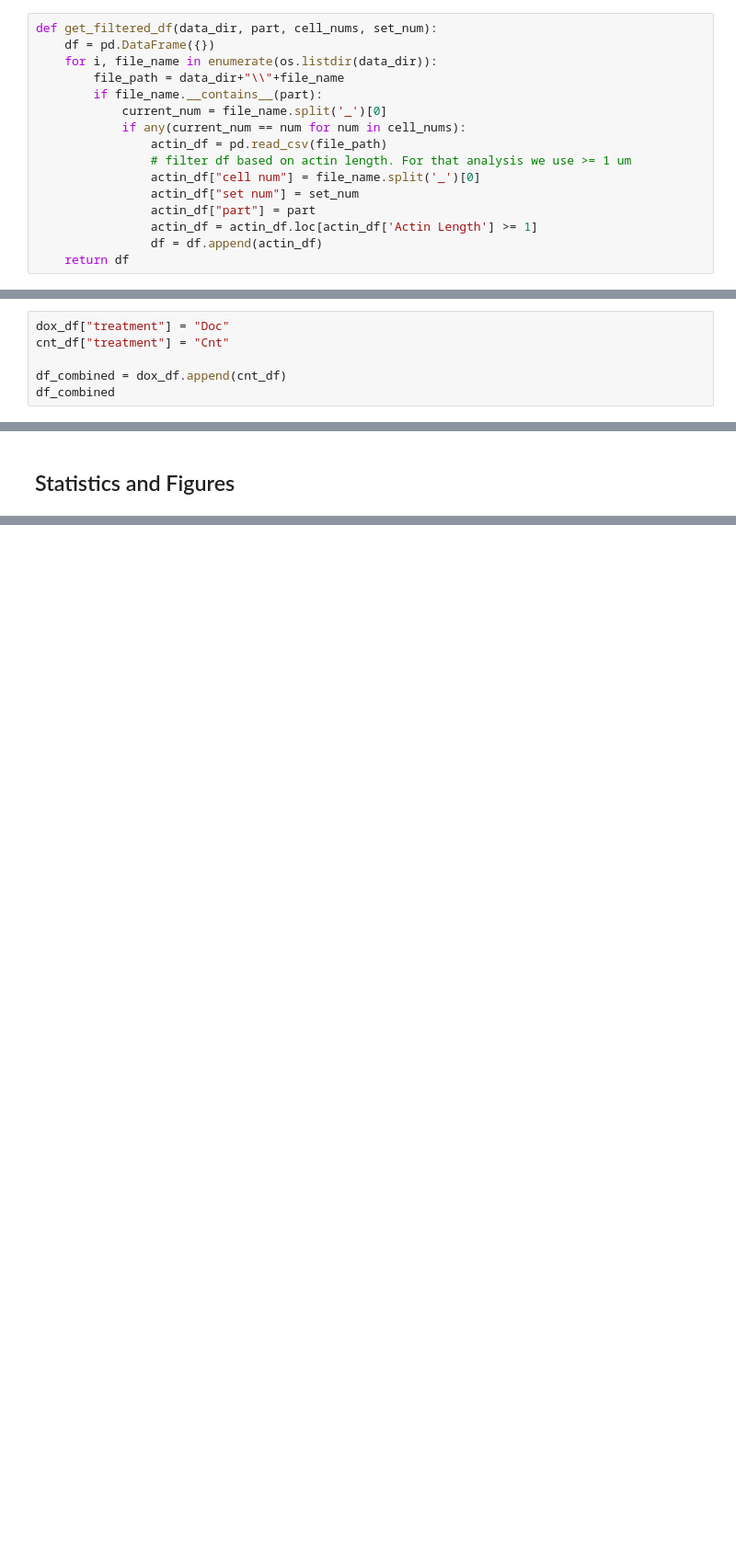
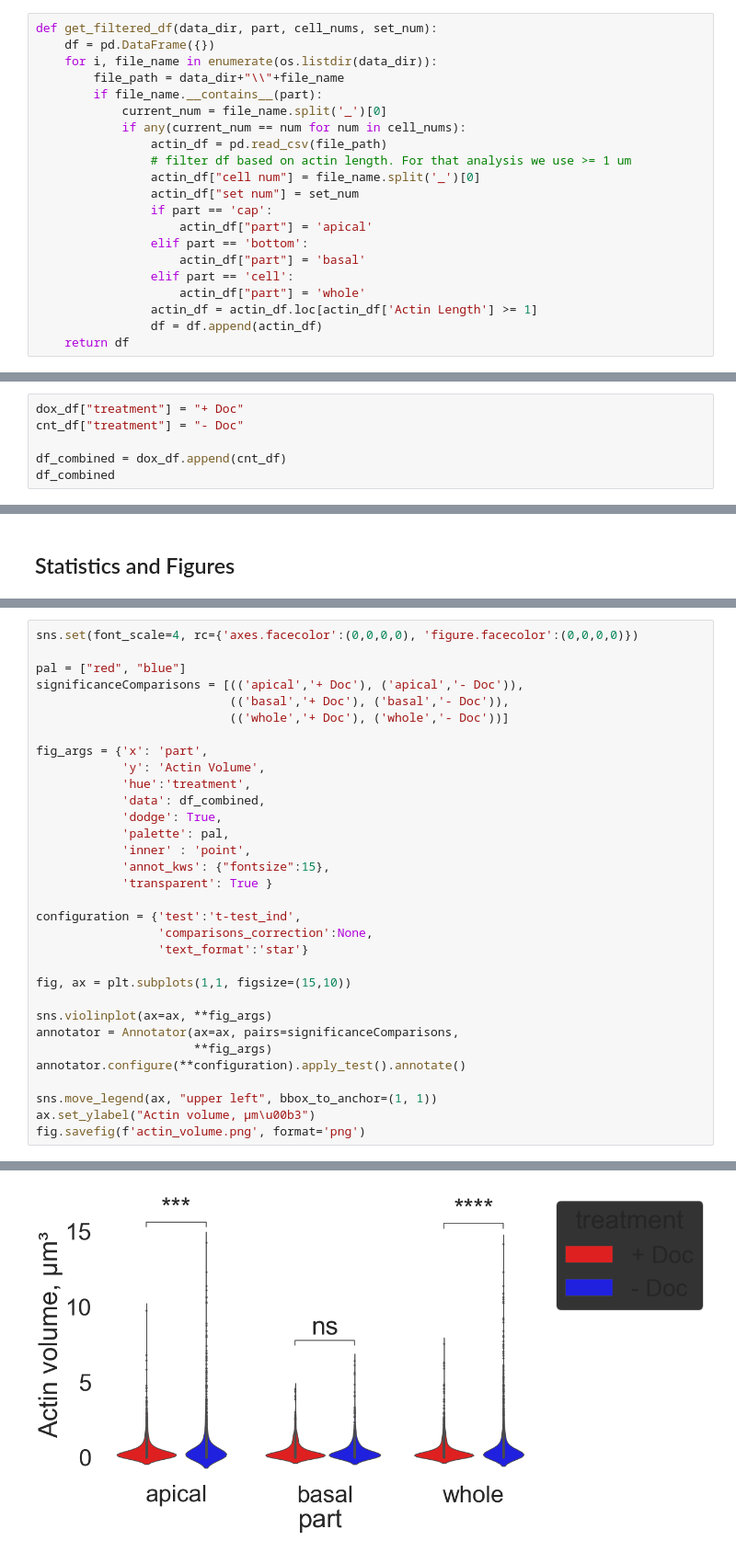
Before and after one commit to mal-boisestate/afilament, a Jupyter notebook: utils/stat_analysis_Nurbanu_match.ipynb, the cells around one changed output, grey strips where cells are left out. Shown: that part at 92% size. Drawn from its saved outputs; the diff is of its cells as text; blank space fills up the shorter version.

```diff
--- a/utils/stat_analysis_Nurbanu_match.ipynb
+++ b/utils/stat_analysis_Nurbanu_match.ipynb
@@ -15,7 +18,12 @@ def get_filtered_df(data_dir, part, cell_nums, set_num):
                 # filter df based on actin length. For that analysis we use >= 1 um
                 actin_df["cell num"] = file_name.split('_')[0]
                 actin_df["set num"] = set_num
-                actin_df["part"] = part
+                if part == 'cap':
+                    actin_df["part"] = 'apical'
+                elif part == 'bottom':
+                    actin_df["part"] = 'basal'
+                elif part == 'cell':
+                    actin_df["part"] = 'whole'
                 actin_df = actin_df.loc[actin_df['Actin Length'] >= 1]
                 df = df.append(actin_df)
     return df
@@ -168,8 +176,8 @@ dox_df
 # %% [markdown]
 ## Combine contol and doc data
 # %%
-dox_df["treatment"] = "Doc"
-cnt_df["treatment"] = "Cnt"
+dox_df["treatment"] = "+ Doc"
+cnt_df["treatment"] = "- Doc"
 
 df_combined = dox_df.append(cnt_df)
 df_combined
@@ -202,0 +224,33 @@ def convert_pvalue_to_asterisks(pvalue):
+# %%
+sns.set(font_scale=4, rc={'axes.facecolor':(0,0,0,0), 'figure.facecolor':(0,0,0,0)})
+
+pal = ["red", "blue"]
+significanceComparisons = [(('apical','+ Doc'), ('apical','- Doc')),
+                           (('basal','+ Doc'), ('basal','- Doc')),
+                           (('whole','+ Doc'), ('whole','- Doc'))]
+
+fig_args = {'x': 'part',
+            'y': 'Actin Volume',
+            'hue':'treatment',
+            'data': df_combined,
+            'dodge': True,
+            'palette': pal,
+            'inner' : 'point',
+            'annot_kws': {"fontsize":15},
+            'transparent': True }
+
+configuration = {'test':'t-test_ind',
+                 'comparisons_correction':None,
+                 'text_format':'star'}
+
+fig, ax = plt.subplots(1,1, figsize=(15,10))
+
+sns.violinplot(ax=ax, **fig_args)
+annotator = Annotator(ax=ax, pairs=significanceComparisons,
+                      **fig_args)
+annotator.configure(**configuration).apply_test().annotate()
+
+sns.move_legend(ax, "upper left", bbox_to_anchor=(1, 1))
+ax.set_ylabel("Actin volume, µm\u00b3")
+fig.savefig(f'actin_volume.png', format='png')
+# %% [output]
@@ -202,0 +267 @@ def convert_pvalue_to_asterisks(pvalue):
+[figure, added]
```
Also changed, not shown: parts of 27 cells of this notebook, 1 other file.
